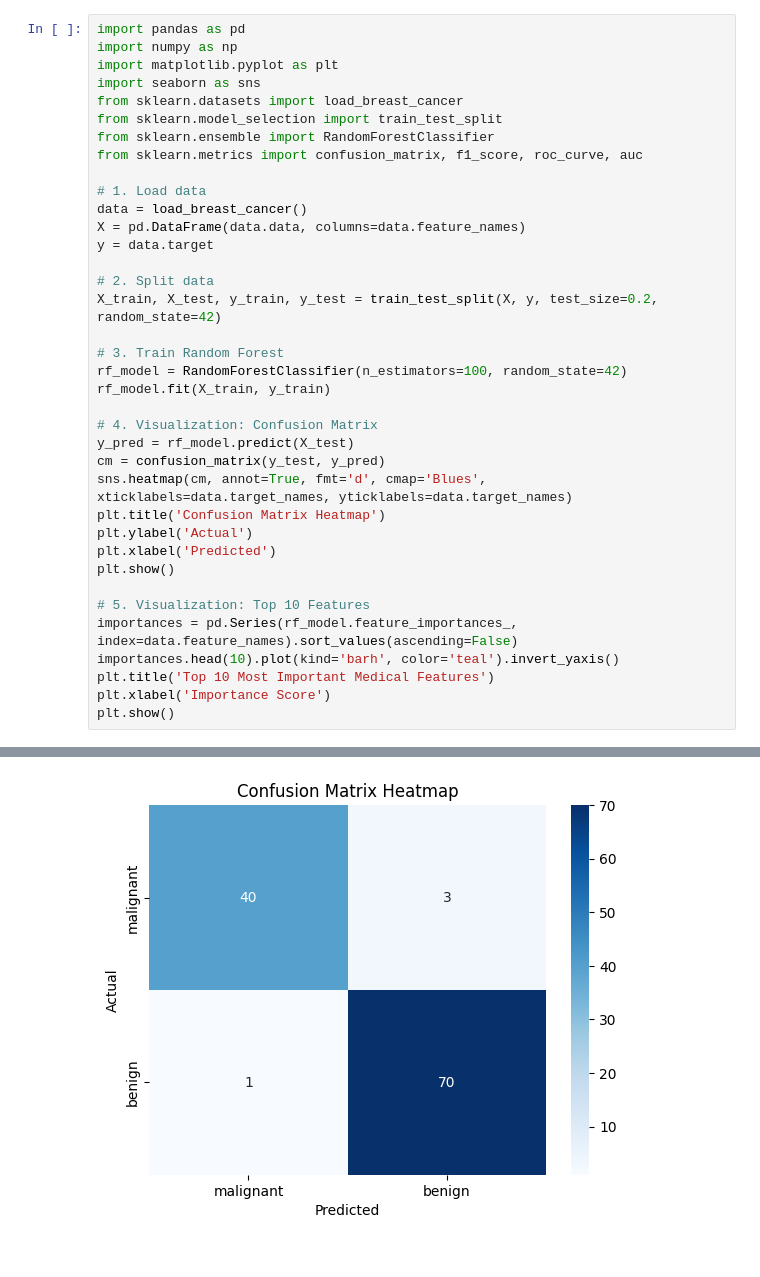
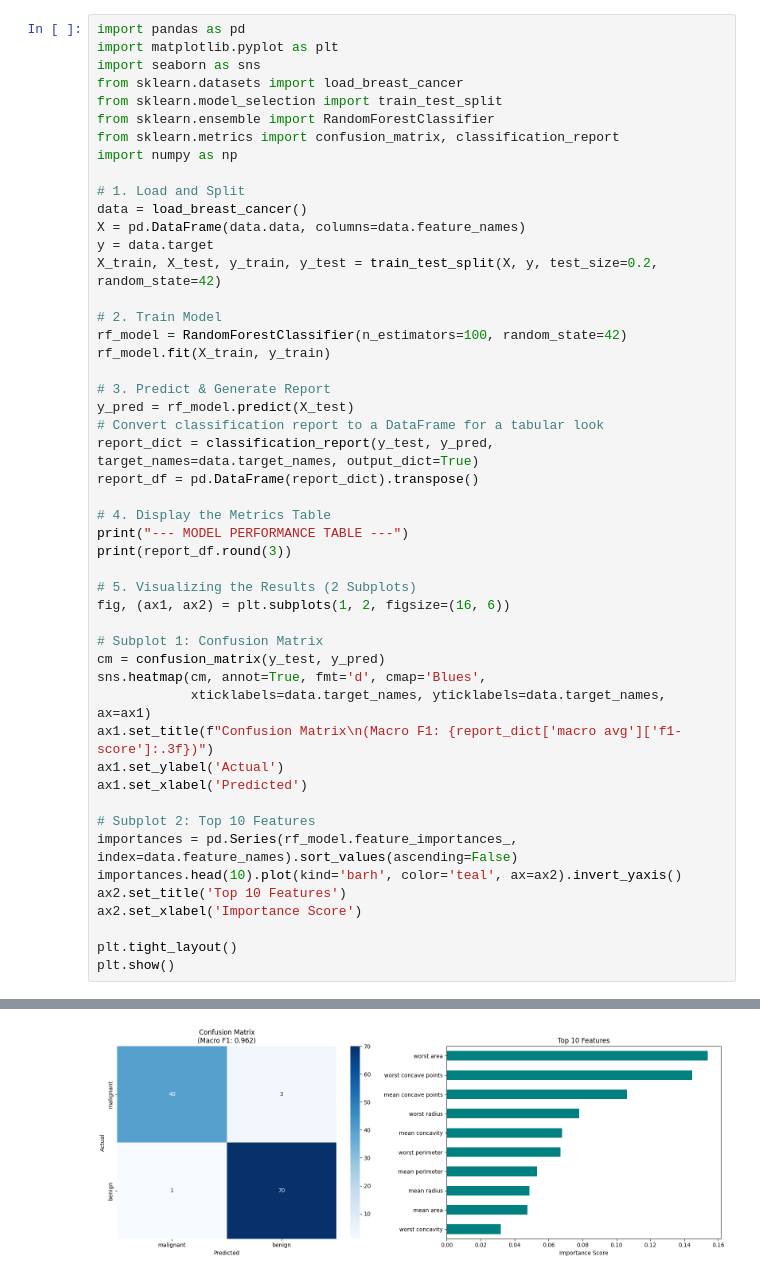
Before and after one commit to aaromalonline/jupyter_prgms, a Jupyter notebook: bcancer.ipynb, the cells around one changed output, grey strips where cells are left out. Saved outputs shown, nothing was run; the diff lists cells and outputs as text.

Commit message:
visualisation to conf matrix and top features added

```diff
--- a/bcancer.ipynb
+++ b/bcancer.ipynb
@@ -48,39 +49,51 @@ mean concavity          0.068001
 dtype: float64
 # %%
 import pandas as pd
-import numpy as np
 import matplotlib.pyplot as plt
 import seaborn as sns
 from sklearn.datasets import load_breast_cancer
 from sklearn.model_selection import train_test_split
 from sklearn.ensemble import RandomForestClassifier
-from sklearn.metrics import confusion_matrix, f1_score, roc_curve, auc
+from sklearn.metrics import confusion_matrix, classification_report
+import numpy as np
 
-# 1. Load data
+# 1. Load and Split
 data = load_breast_cancer()
 X = pd.DataFrame(data.data, columns=data.feature_names)
 y = data.target
-
-# 2. Split data
 X_train, X_test, y_train, y_test = train_test_split(X, y, test_size=0.2, random_state=42)
 
-# 3. Train Random Forest
+# 2. Train Model
 rf_model = RandomForestClassifier(n_estimators=100, random_state=42)
 rf_model.fit(X_train, y_train)
 
-# 4. Visualization: Confusion Matrix
+# 3. Predict & Generate Report
 y_pred = rf_model.predict(X_test)
+# Convert classification report to a DataFrame for a tabular look
+report_dict = classification_report(y_test, y_pred, target_names=data.target_names, output_dict=True)
+report_df = pd.DataFrame(report_dict).transpose()
+
+# 4. Display the Metrics Table
+print("--- MODEL PERFORMANCE TABLE ---")
+print(report_df.round(3))
+
+# 5. Visualizing the Results (2 Subplots)
+fig, (ax1, ax2) = plt.subplots(1, 2, figsize=(16, 6))
+
+# Subplot 1: Confusion Matrix
 cm = confusion_matrix(y_test, y_pred)
-sns.heatmap(cm, annot=True, fmt='d', cmap='Blues', xticklabels=data.target_names, yticklabels=data.target_names)
-plt.title('Confusion Matrix Heatmap')
-plt.ylabel('Actual')
-plt.xlabel('Predicted')
+sns.heatmap(cm, annot=True, fmt='d', cmap='Blues',
+            xticklabels=data.target_names, yticklabels=data.target_names, ax=ax1)
+ax1.set_title(f"Confusion Matrix\n(Macro F1: {report_dict['macro avg']['f1-score']:.3f})")
+ax1.set_ylabel('Actual')
+ax1.set_xlabel('Predicted')
+
+# Subplot 2: Top 10 Features
+importances = pd.Series(rf_model.feature_importances_, index=data.feature_names).sort_values(ascending=False)
+importances.head(10).plot(kind='barh', color='teal', ax=ax2).invert_yaxis()
+ax2.set_title('Top 10 Features')
+ax2.set_xlabel('Importance Score')
+
+plt.tight_layout()
 plt.show()
-
-# 5. Visualization: Top 10 Features
-importances = pd.Series(rf_model.feature_importances_, index=data.feature_names).sort_values(ascending=False)
-importances.head(10).plot(kind='barh', color='teal').invert_yaxis()
-plt.title('Top 10 Most Important Medical Features')
-plt.xlabel('Importance Score')
-plt.show()
 # %% [output]
@@ -87 +107 @@ plt.show()
-[figure, old version]
+[figure, new version]
```
Also changed, not shown: parts of 3 cells of this notebook.
